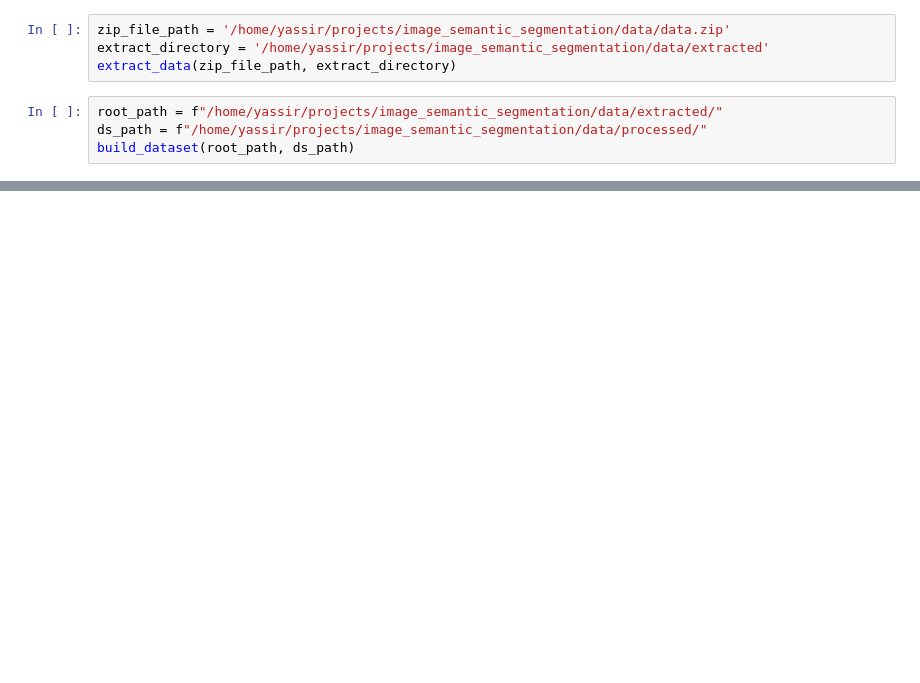
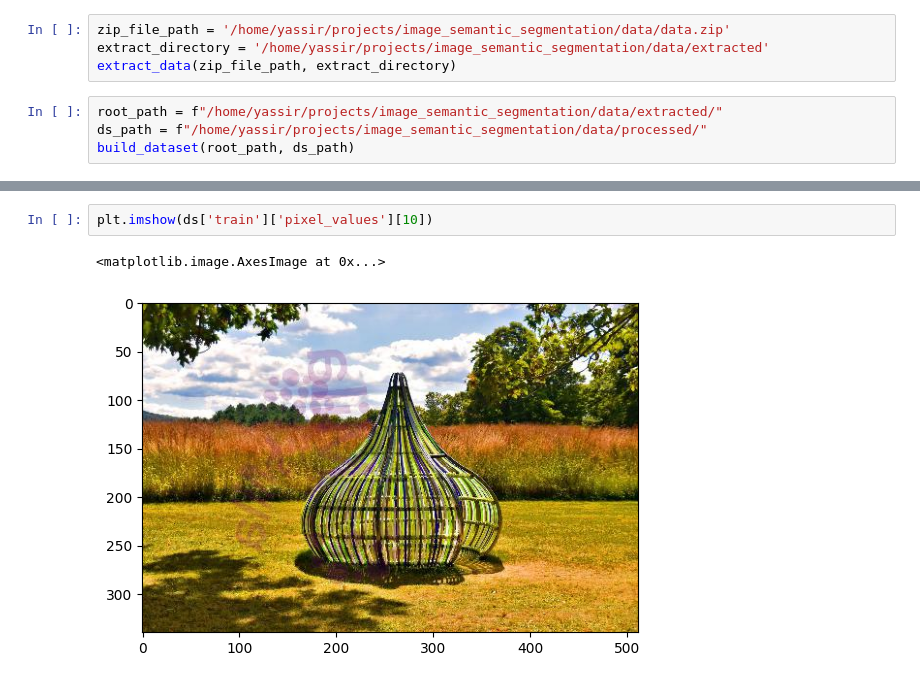
Before and after one commit to yaemsi/image_semantic_segmentation, a Jupyter notebook: notebooks/data_processor.ipynb, the cells around one changed output, grey strips where cells are left out. Drawn from its saved outputs; the diff is of its cells as text; blank space fills up the shorter version.

```diff
--- a/notebooks/data_processor.ipynb
+++ b/notebooks/data_processor.ipynb
@@ -91,0 +289,5 @@ ds['train']['label'][111]
+# %%
+plt.imshow(ds['train']['pixel_values'][10])
+# %% [output]
+<matplotlib.image.AxesImage at 0x...>
+[figure, added]
```
Also changed, not shown: parts of 10 cells of this notebook, 16 other files.
